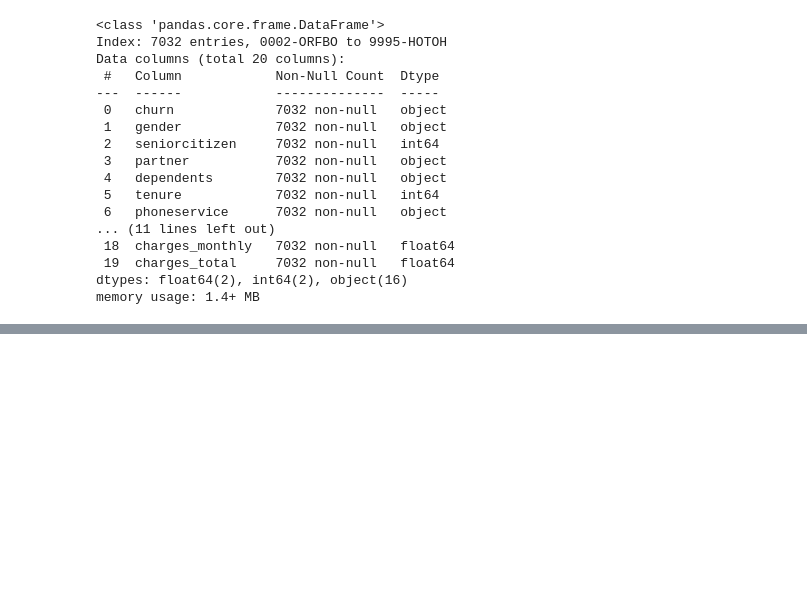
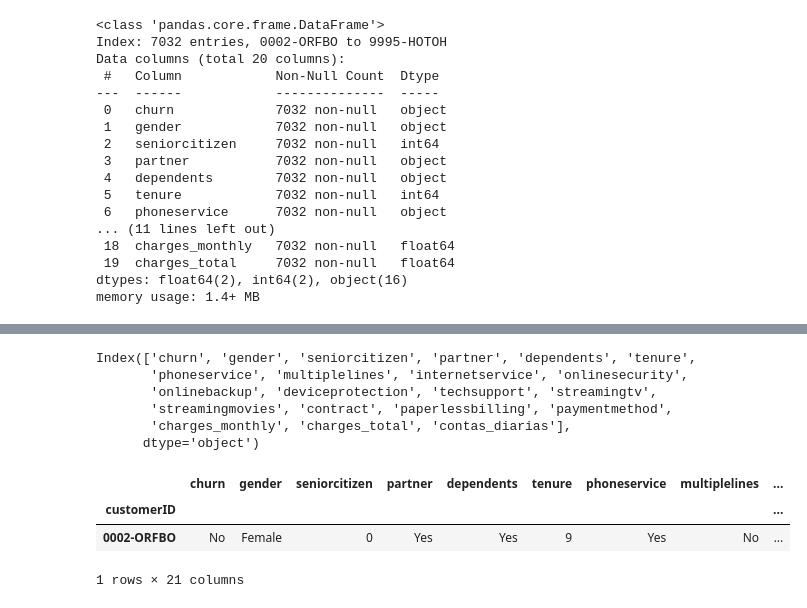
Before and after one commit to Megalonnix/ChallengeTelecomX, a Jupyter notebook: TelecomX_BR.ipynb, the cells around one changed output, grey strips where cells are left out. Saved outputs shown, nothing was run; the diff lists cells and outputs as text; code cells hidden in the pictures; blank space fills up the shorter version.

```diff
--- a/TelecomX_BR.ipynb
+++ b/TelecomX_BR.ipynb
@@ -404,0 +424,16 @@ memory usage: 1.4+ MB
+# %%
+df.columns
+# %% [output]
+Index(['churn', 'gender', 'seniorcitizen', 'partner', 'dependents', 'tenure',
+       'phoneservice', 'multiplelines', 'internetservice', 'onlinesecurity',
+       'onlinebackup', 'deviceprotection', 'techsupport', 'streamingtv',
+       'streamingmovies', 'contract', 'paperlessbilling', 'paymentmethod',
+       'charges_monthly', 'charges_total', 'contas_diarias'],
+      dtype='object')
+# %%
+df.head(1)
+# %% [output]
+|  | churn | gender | seniorcitizen | partner | dependents | tenure | phoneservice | multiplelines | ... |
+| customerID |  |  |  |  |  |  |  |  | ... |
+| 0002-ORFBO | No | Female | 0 | Yes | Yes | 9 | Yes | No | ... |
+1 rows × 21 columns
```
Also changed, not shown: parts of 7 cells of this notebook.
